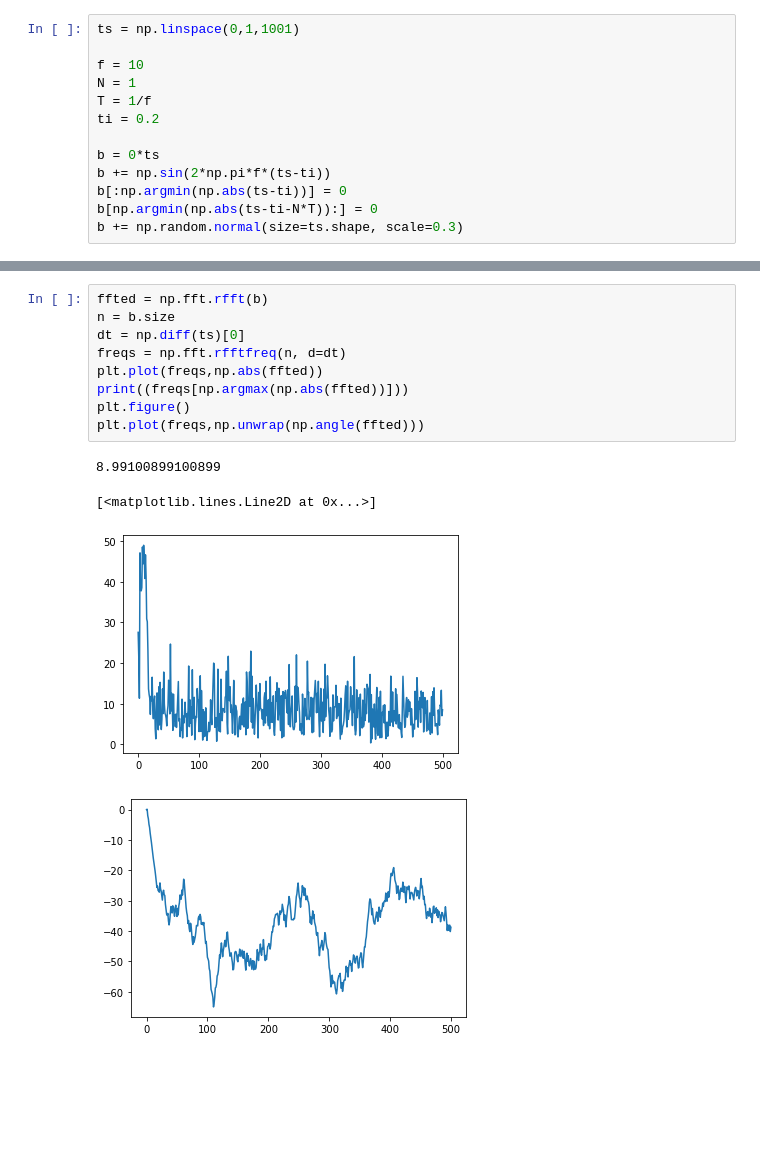
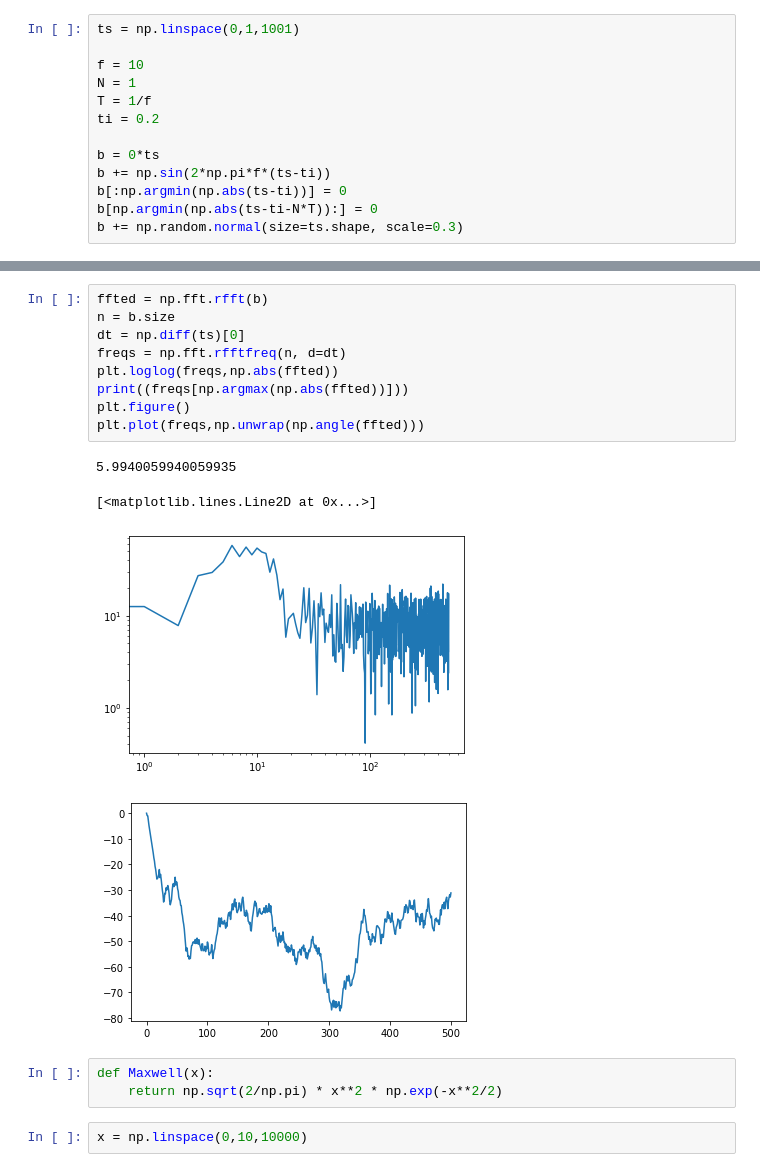
Before and after one commit to ttlaz123/axion_detector, a Jupyter notebook: scratch/tdyson/fft_fun.ipynb, the cells around one changed output, grey strips where cells are left out. Cells and saved outputs as stored; diff of their text form; blank space fills up the shorter version.

```diff
--- a/scratch/tdyson/fft_fun.ipynb
+++ b/scratch/tdyson/fft_fun.ipynb
@@ -22,14 +24,19 @@ plt.plot(ts,b)
 # %%
 ffted = np.fft.rfft(b)
 n = b.size
 dt = np.diff(ts)[0]
 freqs = np.fft.rfftfreq(n, d=dt)
-plt.plot(freqs,np.abs(ffted))
+plt.loglog(freqs,np.abs(ffted))
 print((freqs[np.argmax(np.abs(ffted))]))
 plt.figure()
 plt.plot(freqs,np.unwrap(np.angle(ffted)))
 # %% [output]
-8.99100899100899
+5.9940059940059935
 [<matplotlib.lines.Line2D at 0x...>]
-[figure, old version]
+[figure, new version]
-[figure, old version]
+[figure, new version]
+# %%
+def Maxwell(x):
+    return np.sqrt(2/np.pi) * x**2 * np.exp(-x**2/2)
+# %%
+x = np.linspace(0,10,10000)
```
Also changed, not shown: parts of 9 cells of this notebook, 7 other files.
